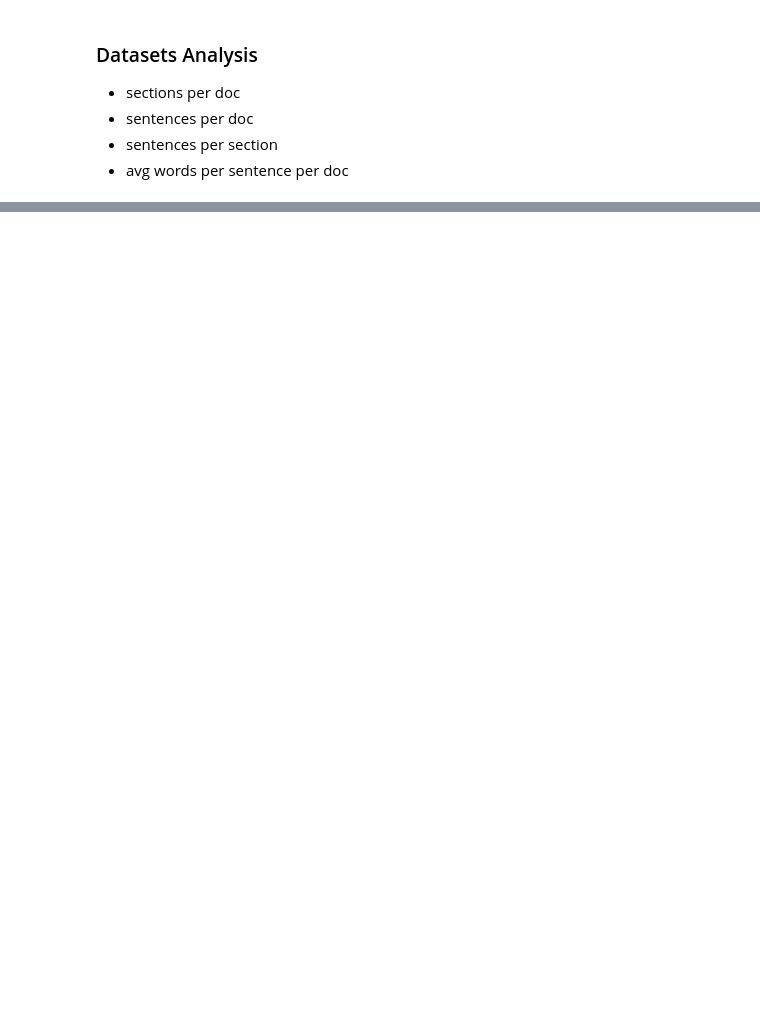
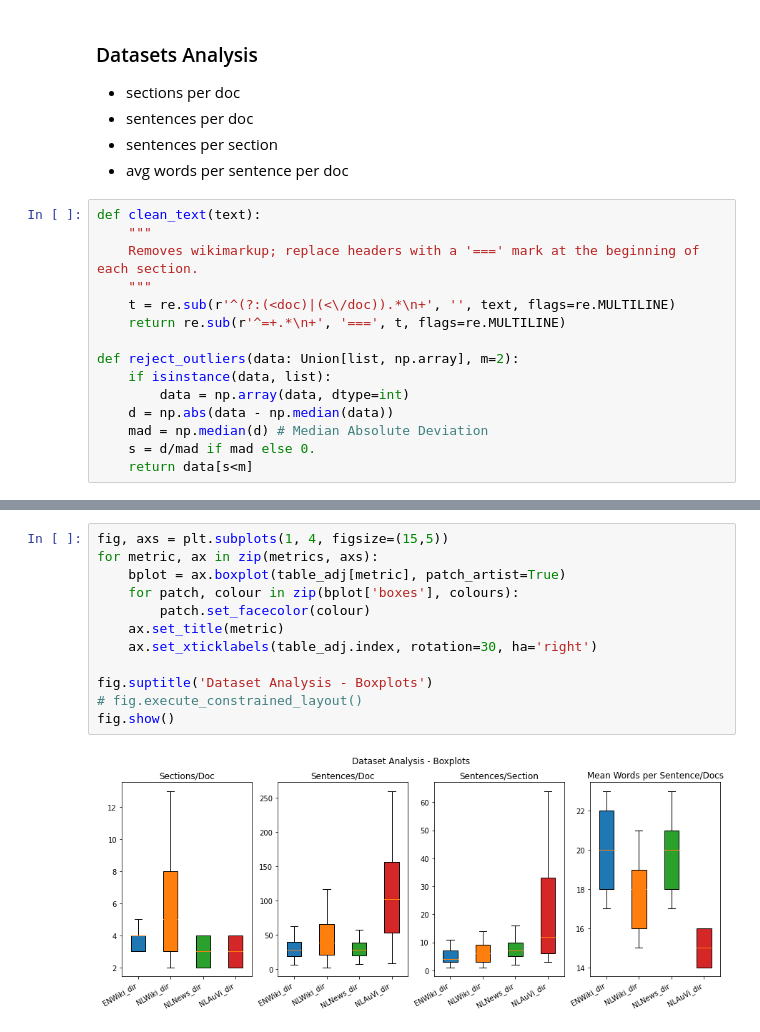
Before and after one commit to DoubleGio/text_segmentation, a Jupyter notebook: Notebooks/dataset_analysis.ipynb, the cells around one changed output, grey strips where cells are left out. Cells and saved outputs as stored; diff of their text form; blank space fills up the shorter version.

```diff
--- a/Notebooks/dataset_analysis.ipynb
+++ b/Notebooks/dataset_analysis.ipynb
@@ -10,6 +13,21 @@ from matplotlib import pyplot as plt
 * sentences per doc
 * sentences per section
 * avg words per sentence per doc
+# %%
+def clean_text(text):
+    """
+    Removes wikimarkup; replace headers with a '===' mark at the beginning of each section.
+    """
+    t = re.sub(r'^(?:(<doc)|(<\/doc)).*\n+', '', text, flags=re.MULTILINE)
+    return re.sub(r'^=+.*\n+', '===', t, flags=re.MULTILINE)
+
+def reject_outliers(data: Union[list, np.array], m=2):
+    if isinstance(data, list):
+        data = np.array(data, dtype=int)
+    d = np.abs(data - np.median(data))
+    mad = np.median(d) # Median Absolute Deviation
+    s = d/mad if mad else 0.
+    return data[s<m]
 # %%
 bases = {
     'ENWiki_dir': '../ENWiki/data',
@@ -55,0 +105,14 @@ sections = d.split('===')[1:]
+# %%
+fig, axs = plt.subplots(1, 4, figsize=(15,5))
+for metric, ax in zip(metrics, axs):
+    bplot = ax.boxplot(table_adj[metric], patch_artist=True)
+    for patch, colour in zip(bplot['boxes'], colours):
+        patch.set_facecolor(colour)
+    ax.set_title(metric)
+    ax.set_xticklabels(table_adj.index, rotation=30, ha='right')
+
+fig.suptitle('Dataset Analysis - Boxplots')
+# fig.execute_constrained_layout()
+fig.show()
+# %% [output]
+[figure, added]
```
Also changed, not shown: parts of 6 cells of this notebook.
